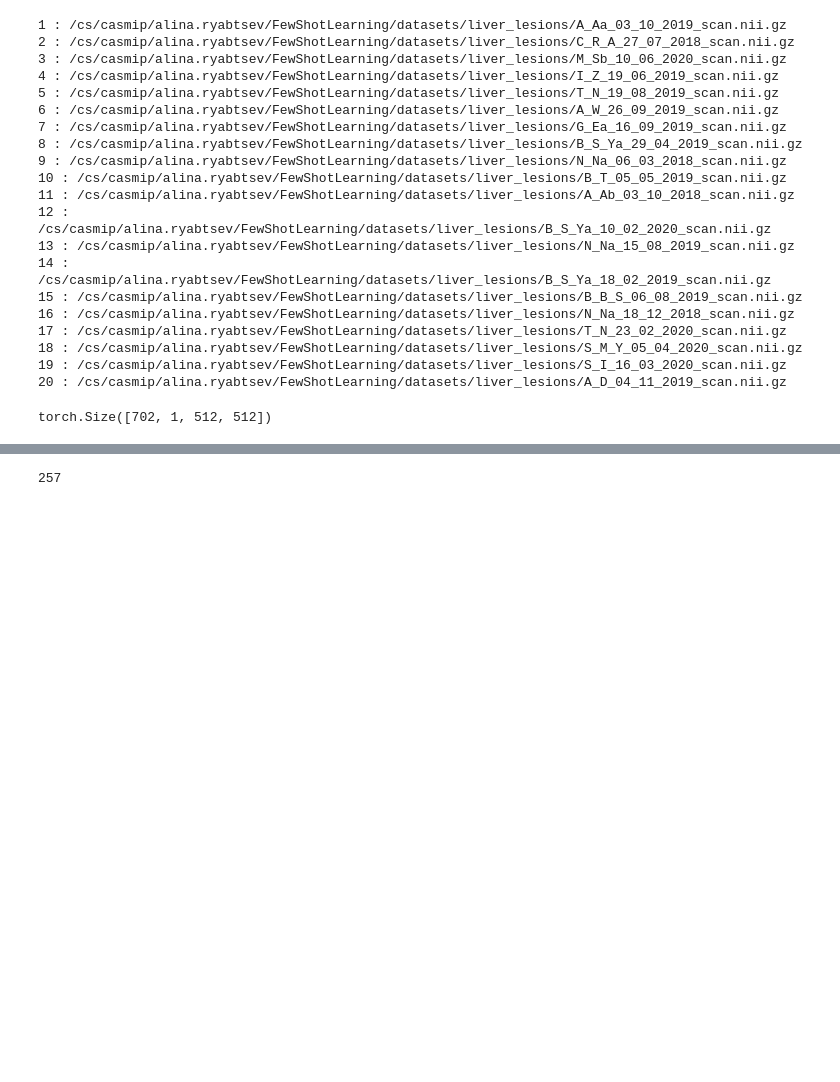
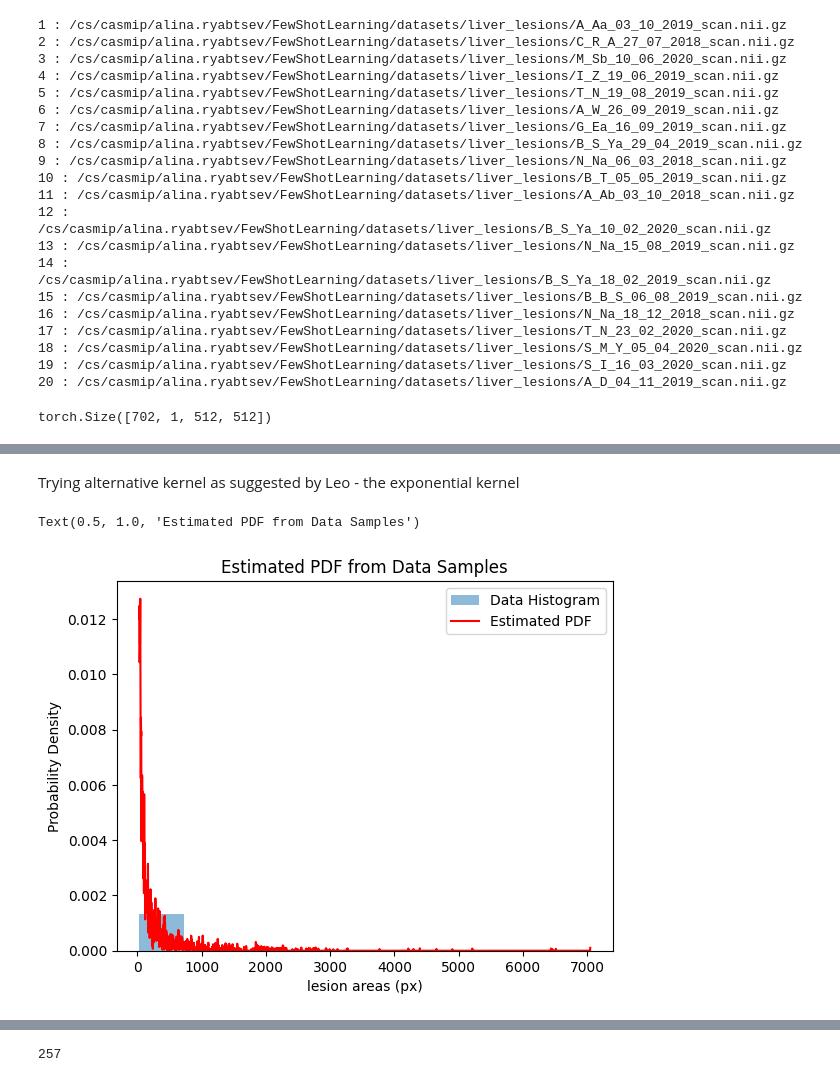
Before and after one commit to alinaryabtsev/FewShotLearning, a Jupyter notebook: test_universeg/support_patches_analysis.ipynb, the cells around one changed output, grey strips where cells are left out. Cells and saved outputs as stored; diff of their text form; code cells hidden in the pictures; blank space fills up the shorter version.

```diff
--- a/test_universeg/support_patches_analysis.ipynb
+++ b/test_universeg/support_patches_analysis.ipynb
@@ -177,0 +177,33 @@ num_samples: 160
+# %% [markdown]
+Trying alternative kernel as suggested by Leo - the exponential kernel
+# %%
+from sklearn.neighbors import KernelDensity
+import numpy as np
+
+data_samples = np.array([lesion_areas]).reshape(-1, 1)  # Your data samples
+
+# Bandwidth parameter for the kernel density estimate
+bandwidth = 1
+
+# Create a KernelDensity estimator with the custom kernel
+kde = KernelDensity(kernel='exponential', bandwidth=bandwidth)
+
+# Fit the estimator to the data
+kde.fit(data_samples)
+
+# Evaluate the density model at specific points
+x_vals = np.linspace(min(data_samples), max(data_samples), len(data_samples))
+log_dens = kde.score_samples(x_vals)
+pdf_values = np.exp(log_dens)
+
+# Plot the original data and the estimated PDF
+plt.hist(data_samples, density=True, alpha=0.5, label='Data Histogram')
+plt.plot(x_vals, pdf_values, label='Estimated PDF', color='red')
+plt.legend()
+# plt.xlim(0,100)
+plt.xlabel('lesion areas (px)')
+plt.ylabel('Probability Density')
+plt.title('Estimated PDF from Data Samples')
+# %% [output]
+Text(0.5, 1.0, 'Estimated PDF from Data Samples')
+[figure, added]
```
Also changed, not shown: parts of 19 cells of this notebook.
